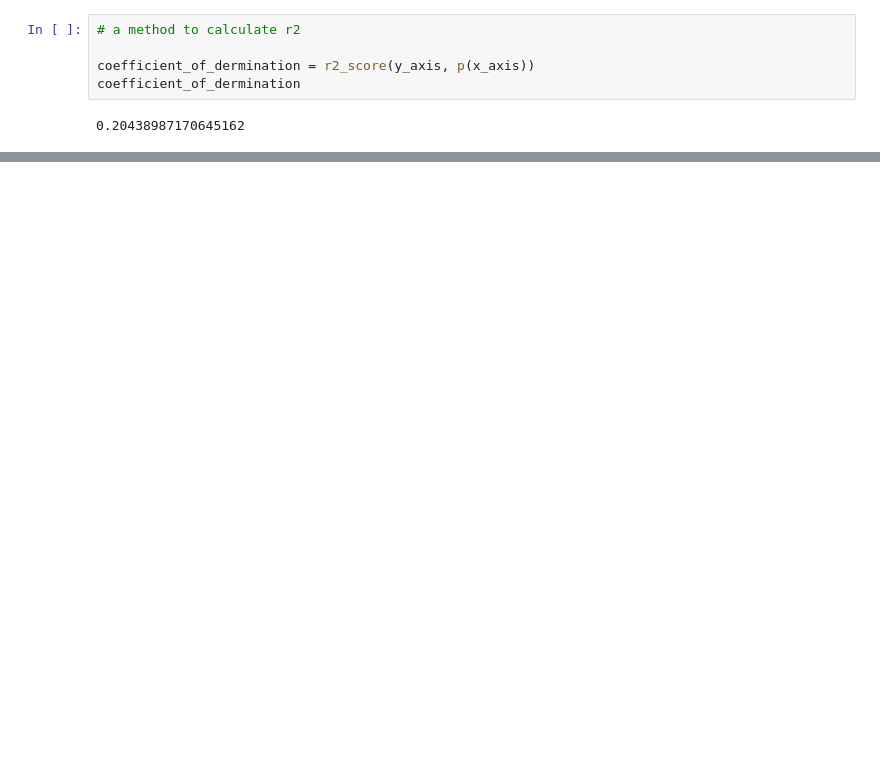
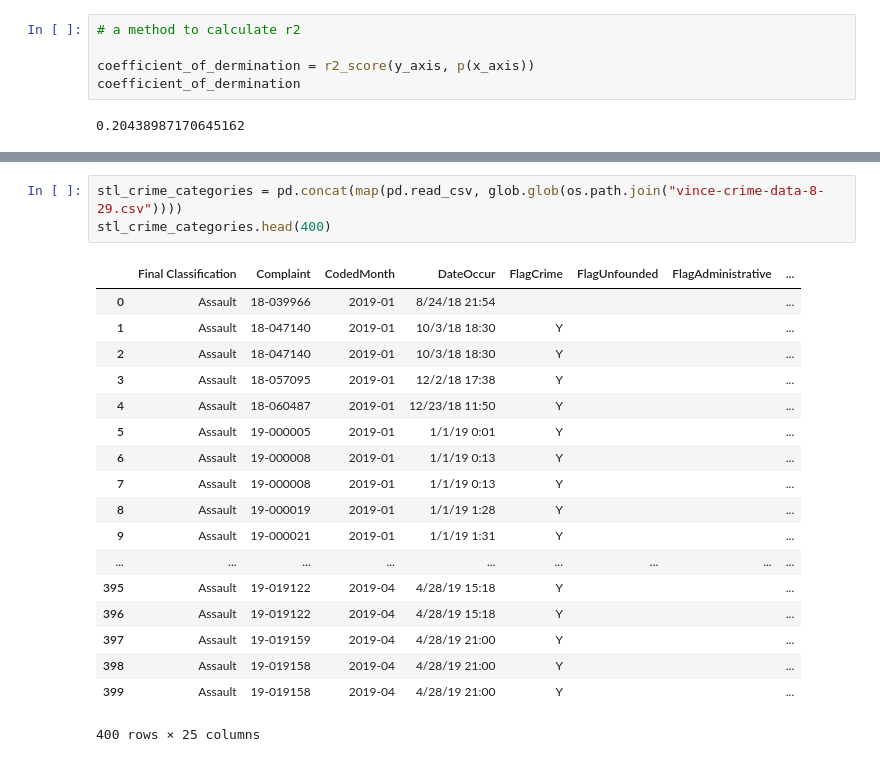
Before and after one commit to lonnykramer/project_one, a Jupyter notebook: project_code/liquor_store_project-Copy1.ipynb, the cells around one changed output, grey strips where cells are left out. Cells and saved outputs as stored; diff of their text form; blank space fills up the shorter version.

Commit message:
notebook with crime type data

```diff
--- a/project_code/liquor_store_project-Copy1.ipynb
+++ b/project_code/liquor_store_project-Copy1.ipynb
@@ -791,0 +792,22 @@ plt.show()
+# %%
+stl_crime_categories = pd.concat(map(pd.read_csv, glob.glob(os.path.join("vince-crime-data-8-29.csv"))))
+stl_crime_categories.head(400)
+# %% [output]
+|  | Final Classification | Complaint | CodedMonth | DateOccur | FlagCrime | FlagUnfounded | FlagAdministrative | ... |
+| 0 | Assault | 18-039966 | 2019-01 | 8/24/18 21:54 |  |  |  | ... |
+| 1 | Assault | 18-047140 | 2019-01 | 10/3/18 18:30 | Y |  |  | ... |
+| 2 | Assault | 18-047140 | 2019-01 | 10/3/18 18:30 | Y |  |  | ... |
+| 3 | Assault | 18-057095 | 2019-01 | 12/2/18 17:38 | Y |  |  | ... |
+| 4 | Assault | 18-060487 | 2019-01 | 12/23/18 11:50 | Y |  |  | ... |
+| 5 | Assault | 19-000005 | 2019-01 | 1/1/19 0:01 | Y |  |  | ... |
+| 6 | Assault | 19-000008 | 2019-01 | 1/1/19 0:13 | Y |  |  | ... |
+| 7 | Assault | 19-000008 | 2019-01 | 1/1/19 0:13 | Y |  |  | ... |
+| 8 | Assault | 19-000019 | 2019-01 | 1/1/19 1:28 | Y |  |  | ... |
+| 9 | Assault | 19-000021 | 2019-01 | 1/1/19 1:31 | Y |  |  | ... |
+| ... | ... | ... | ... | ... | ... | ... | ... | ... |
+| 395 | Assault | 19-019122 | 2019-04 | 4/28/19 15:18 | Y |  |  | ... |
+| 396 | Assault | 19-019122 | 2019-04 | 4/28/19 15:18 | Y |  |  | ... |
+| 397 | Assault | 19-019159 | 2019-04 | 4/28/19 21:00 | Y |  |  | ... |
+| 398 | Assault | 19-019158 | 2019-04 | 4/28/19 21:00 | Y |  |  | ... |
+| 399 | Assault | 19-019158 | 2019-04 | 4/28/19 21:00 | Y |  |  | ... |
+400 rows × 25 columns
```
Also changed, not shown: parts of 18 cells of this notebook, 10 other files.
